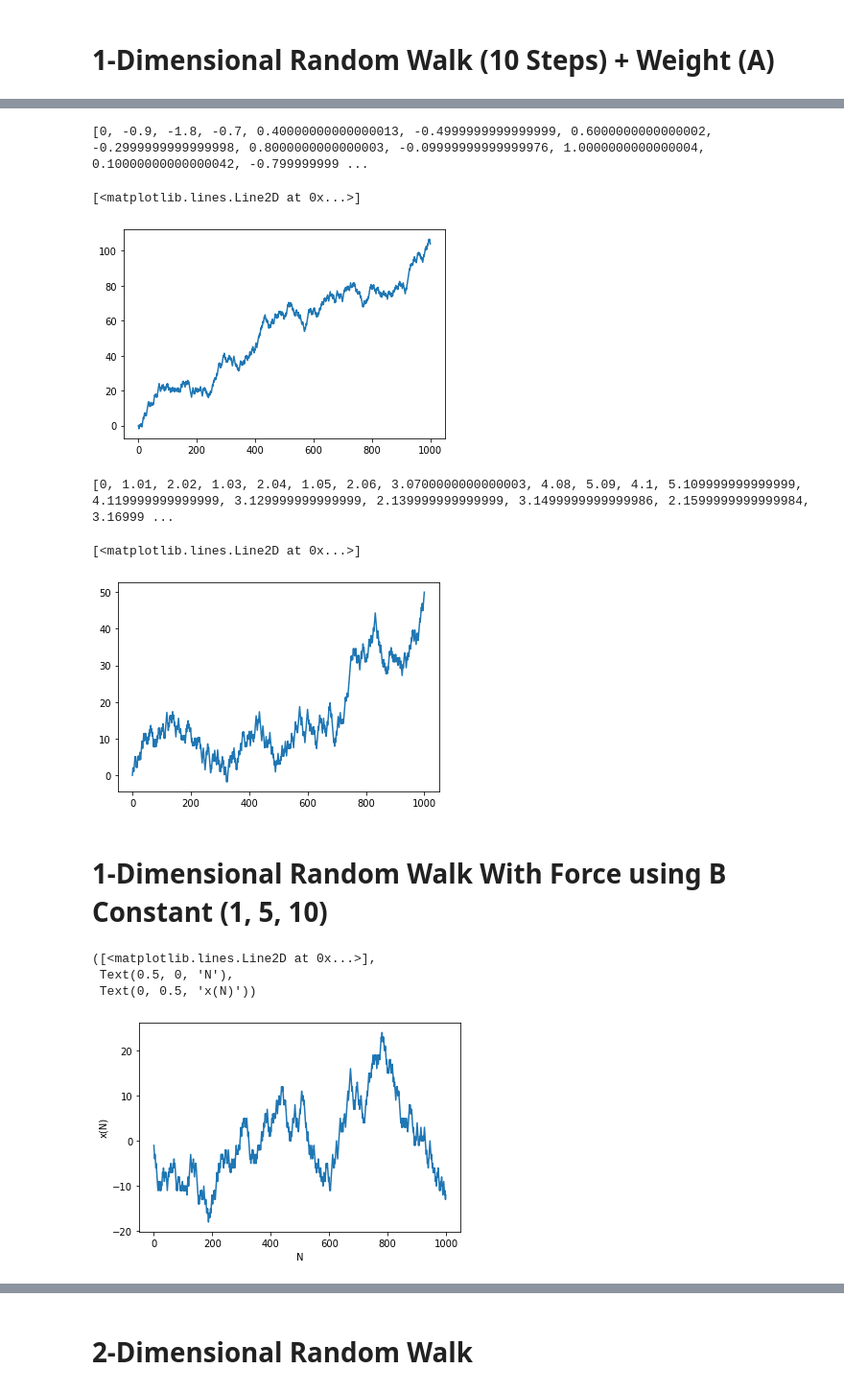
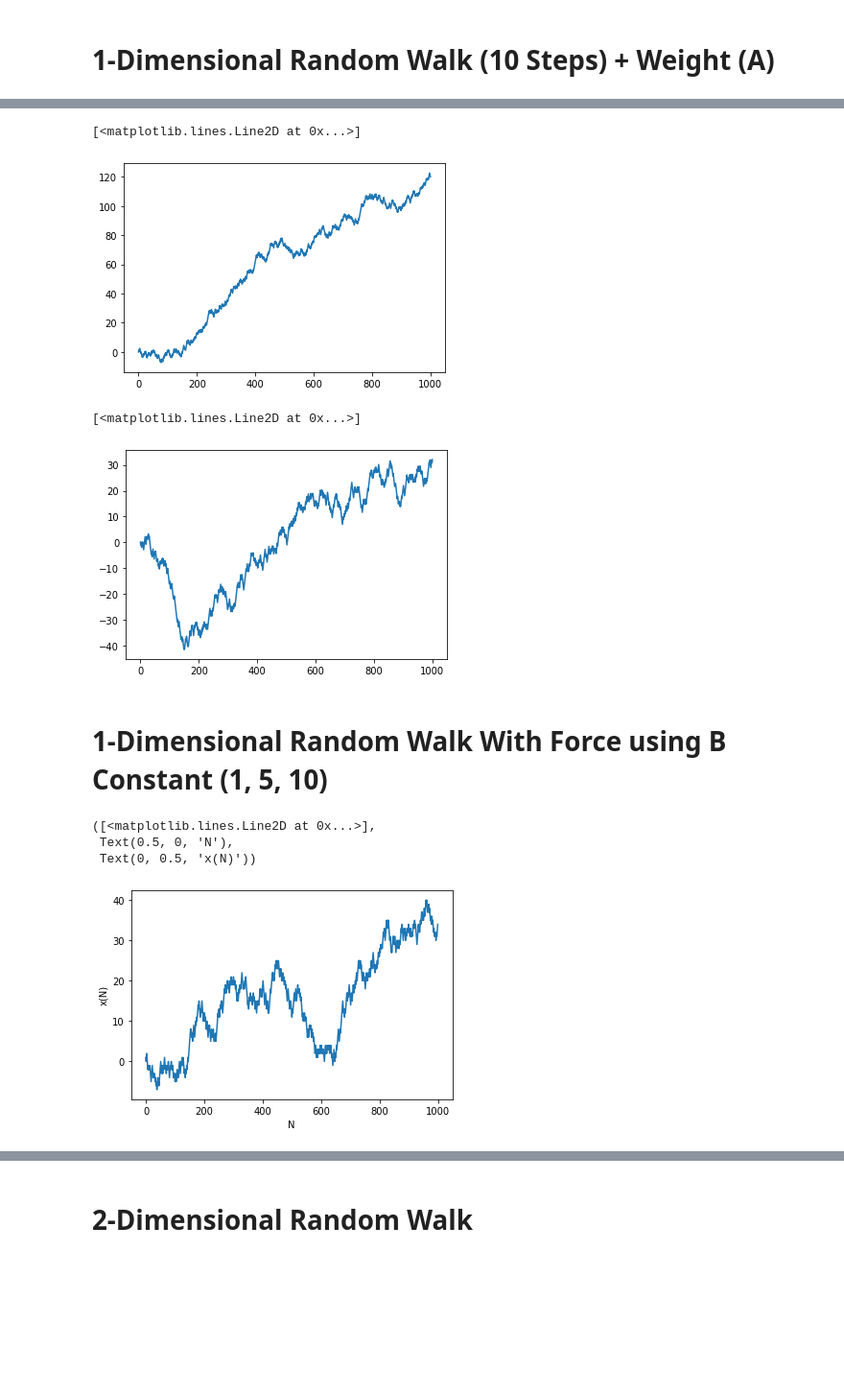
Before and after one commit to wpqc21/ClassificationLandscapes, a Jupyter notebook: Random_Walk_TensorFlow_01_26_2022.ipynb, the cells around one changed output, grey strips where cells are left out. Shown at 96% size. Drawn from its saved outputs; the diff is of its cells as text; code cells hidden in the pictures; blank space fills up the shorter version.

```diff
--- a/Random_Walk_TensorFlow_01_26_2022.ipynb
+++ b/Random_Walk_TensorFlow_01_26_2022.ipynb
@@ -58,12 +57,11 @@ for x in range(1000):
     step += (walk + A)
     rand_walk.append(step)
 
-print(rand_walk)
+# print(rand_walk)
 plt.plot(rand_walk)
 # %% [output]
-[0, -0.9, -1.8, -0.7, 0.40000000000000013, -0.4999999999999999, 0.6000000000000002, -0.2999999999999998, 0.8000000000000003, -0.09999999999999976, 1.0000000000000004, 0.10000000000000042, -0.799999999 ...
+[<matplotlib.lines.Line2D at 0x...>]
-[<matplotlib.lines.Line2D at 0x...>]
-[figure, old version]
+[figure, new version]
 # %%
 step = 0
 A = .01
@@ -75,23 +73,22 @@ for x in range(1000):
     step += (walk + A)
     rand_walk.append(step)
 
-print(rand_walk)
+# print(rand_walk)
 plt.plot(rand_walk)
 # %% [output]
-[0, 1.01, 2.02, 1.03, 2.04, 1.05, 2.06, 3.0700000000000003, 4.08, 5.09, 4.1, 5.109999999999999, 4.119999999999999, 3.129999999999999, 2.139999999999999, 3.1499999999999986, 2.1599999999999984, 3.16999 ...
+[<matplotlib.lines.Line2D at 0x...>]
-[<matplotlib.lines.Line2D at 0x...>]
-[figure, old version]
+[figure, new version]
 # %% [markdown]
 # 1-Dimensional Random Walk With Force using B Constant (1, 5, 10)
 # %%
 N = 1000
-u = 2*randint(0,2,size=N)-1
+u = 2*np.random.randint(0,2,size=N)-1
 xs = cumsum(u)
 plot(xs), xlabel('N'),ylabel('x(N)')
 # %% [output]
 ([<matplotlib.lines.Line2D at 0x...>],
  Text(0.5, 0, 'N'),
  Text(0, 0.5, 'x(N)'))
-[figure, old version]
+[figure, new version]
 # %%
 N = 1000
```
Also changed, not shown: parts of 11 cells of this notebook.
